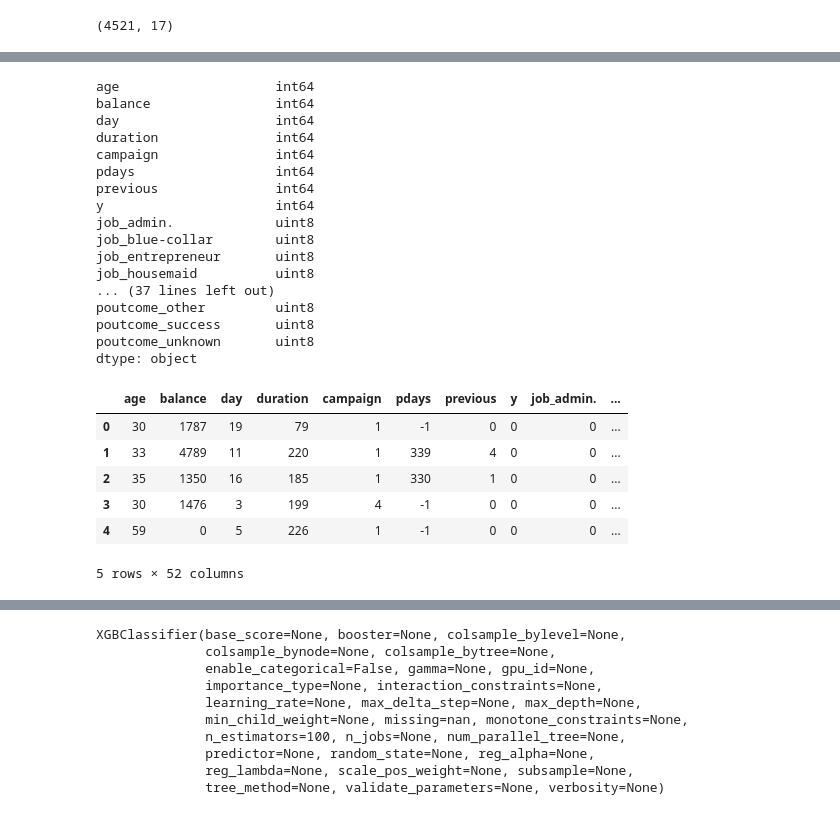
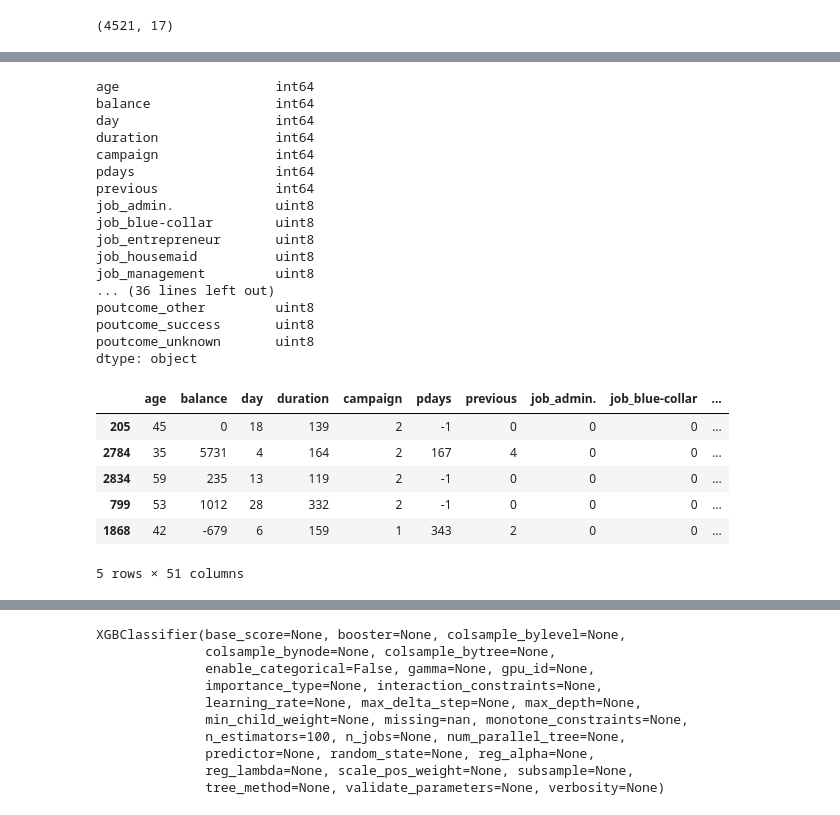
Before and after one commit to sababaganoosh/ML-Ops-Final, a Jupyter notebook: xgboost-implementation-on-bank-marketing-dataset.ipynb, the cells around one changed output, grey strips where cells are left out. Saved outputs shown, nothing was run; the diff lists cells and outputs as text; code cells hidden in the pictures.

```diff
--- a/xgboost-implementation-on-bank-marketing-dataset.ipynb
+++ b/xgboost-implementation-on-bank-marketing-dataset.ipynb
@@ -153,0 +117,3 @@ data_fact
+# %%
+#Since y is a class variable we will have to convert it into binary format. (Since 2 unique class values)
+data.y.replace(('yes', 'no'), (1, 0), inplace=True)
@@ -153,0 +134,15 @@ data_fact
+# %%
+#Dividing records in training validation and testing sets along with its shape (rows, cols)
+X_train, X_test_raw, y_train, y_test = \
+train_test_split(data_X, data_y, test_size=test_size, random_state=2, stratify=data_y)
+
+X_train_raw, X_val_raw, y_train, y_val = \
+train_test_split(X_train, y_train, test_size=val_size/(val_size+train_size), random_state=2, stratify=y_train)
+
+print (X_train_raw.shape)
+print(X_val_raw.shape)
+print (X_test_raw.shape)
+
+print (y_train.shape)
+print(y_val.shape)
+print (y_test.shape)
@@ -155,0 +158,10 @@ Since the dtype contains types other than int, floot; we need to convert those c
+# %%
+cat_feats = []
+for i, col in enumerate(data.dtypes):
+    if np.issubdtype(col, np.integer) == False and np.issubdtype(col, np.floating) == False:
+        if data.columns[i] == 'y':
+            pass
+        else:
+            cat_feats.append(data.columns[i])
+
+cat_feats
@@ -156,9 +178,7 @@ Since the dtype contains types other than int, floot; we need to convert those c
 # %%
 #Converting object type data into numeric type using One-Hot encoding method which is
 #majorly used for XGBoost (for better accuracy) [Applicable only for non numeric categorical features]
-data_new = pd.get_dummies(data, columns=['job','marital',
-                                         'education','default',
-                                         'housing','loan',
-                                         'contact','month',
-                                         'poutcome'])
+X_train = pd.get_dummies(X_train_raw, columns=cat_feats)
+X_val = pd.get_dummies(X_val_raw, columns=cat_feats)
+X_test = pd.get_dummies(X_test_raw, columns=cat_feats)
 #pd is instance of pandas. Using get_dummies method we can directly convert any type of data into One-Hot encoded format.
@@ -168,6 +185,6 @@ data_new.y.replace(('yes', 'no'), (1, 0), inplace=True)
 # %%
 #Checking types of all the columns converted
-data_new.dtypes
+X_train.dtypes
 # %% [output]
 age                    int64
 balance                int64
@@ -176,24 +193,24 @@ duration               int64
 campaign               int64
 pdays                  int64
 previous               int64
-y                      int64
 job_admin.             uint8
 job_blue-collar        uint8
 job_entrepreneur       uint8
 job_housemaid          uint8
-... (37 lines left out)
+job_management         uint8
+... (36 lines left out)
 poutcome_other         uint8
 poutcome_success       uint8
 poutcome_unknown       uint8
 dtype: object
 # %%
 #Our New dataframe ready for XGBoost
-data_new.head()
+X_train.head()
 # %% [output]
-|  | age | balance | day | duration | campaign | pdays | previous | y | job_admin. | ... |
-| 0 | 30 | 1787 | 19 | 79 | 1 | -1 | 0 | 0 | 0 | ... |
-| 1 | 33 | 4789 | 11 | 220 | 1 | 339 | 4 | 0 | 0 | ... |
-| 2 | 35 | 1350 | 16 | 185 | 1 | 330 | 1 | 0 | 0 | ... |
-| 3 | 30 | 1476 | 3 | 199 | 4 | -1 | 0 | 0 | 0 | ... |
-| 4 | 59 | 0 | 5 | 226 | 1 | -1 | 0 | 0 | 0 | ... |
+|  | age | balance | day | duration | campaign | pdays | previous | job_admin. | job_blue-collar | ... |
+| 205 | 45 | 0 | 18 | 139 | 2 | -1 | 0 | 0 | 0 | ... |
+| 2784 | 35 | 5731 | 4 | 164 | 2 | 167 | 4 | 0 | 0 | ... |
+| 2834 | 59 | 235 | 13 | 119 | 2 | -1 | 0 | 0 | 0 | ... |
+| 799 | 53 | 1012 | 28 | 332 | 2 | -1 | 0 | 0 | 0 | ... |
+| 1868 | 42 | -679 | 6 | 159 | 1 | 343 | 2 | 0 | 0 | ... |
-5 rows × 52 columns
+5 rows × 51 columns
```
Also changed, not shown: parts of 91 cells of this notebook.
